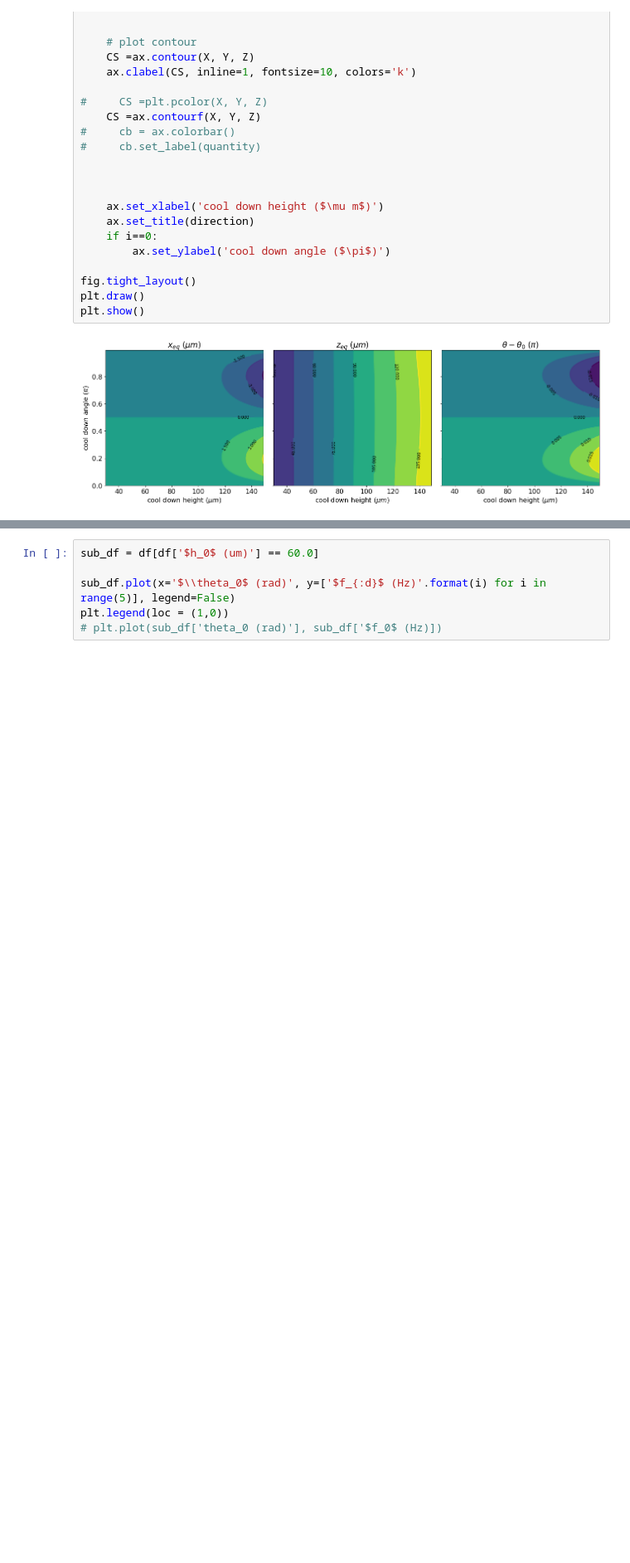
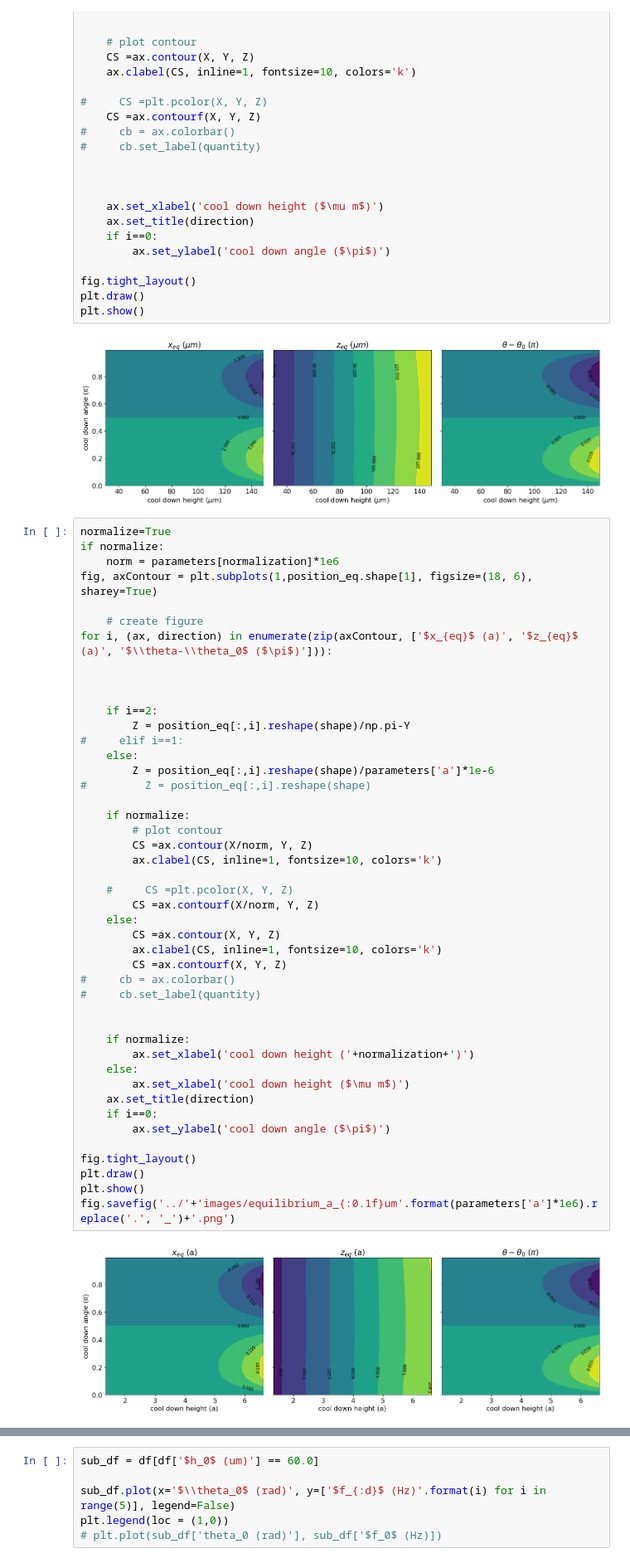
Before and after one commit to LISE-B26/frozen_dipole_model, a Jupyter notebook: notebooks/type_II_SC_find_frequencies.ipynb, the cells around one changed output, grey strips where cells are left out. Shown at 83% size. Cells and saved outputs as stored; diff of their text form; blank space fills up the shorter version.

```diff
--- a/notebooks/type_II_SC_find_frequencies.ipynb
+++ b/notebooks/type_II_SC_find_frequencies.ipynb
@@ -184,6 +184,53 @@ plt.draw()
 plt.show()
 # %% [output]
 [figure]
+# %%
+normalize=True
+if normalize:
+    norm = parameters[normalization]*1e6
+fig, axContour = plt.subplots(1,position_eq.shape[1], figsize=(18, 6), sharey=True)
+
+    # create figure
+for i, (ax, direction) in enumerate(zip(axContour, ['$x_{eq}$ (a)', '$z_{eq}$ (a)', '$\\theta-\\theta_0$ ($\pi$)'])):
+
+
+
+    if i==2:
+        Z = position_eq[:,i].reshape(shape)/np.pi-Y
+#     elif i==1:
+    else:
+        Z = position_eq[:,i].reshape(shape)/parameters['a']*1e-6
+#         Z = position_eq[:,i].reshape(shape)
+
+    if normalize:
+        # plot contour
+        CS =ax.contour(X/norm, Y, Z)
+        ax.clabel(CS, inline=1, fontsize=10, colors='k')
+
+    #     CS =plt.pcolor(X, Y, Z)
+        CS =ax.contourf(X/norm, Y, Z)
+    else:
+        CS =ax.contour(X, Y, Z)
+        ax.clabel(CS, inline=1, fontsize=10, colors='k')
+        CS =ax.contourf(X, Y, Z)
+#     cb = ax.colorbar()
+#     cb.set_label(quantity)
+
+
+    if normalize:
+        ax.set_xlabel('cool down height ('+normalization+')')
+    else:
+        ax.set_xlabel('cool down height ($\mu m$)')
+    ax.set_title(direction)
+    if i==0:
+        ax.set_ylabel('cool down angle ($\pi$)')
+
+fig.tight_layout()
+plt.draw()
+plt.show()
+fig.savefig('../'+'images/equilibrium_a_{:0.1f}um'.format(parameters['a']*1e6).replace('.', '_')+'.png')
+# %% [output]
+[figure, added]
 # %%
 
 fig, axContour = plt.subplots(1,frequencies.shape[1], figsize=(18, 6), sharey=True)
```
Also changed, not shown: parts of 39 cells of this notebook, 4 other files.
